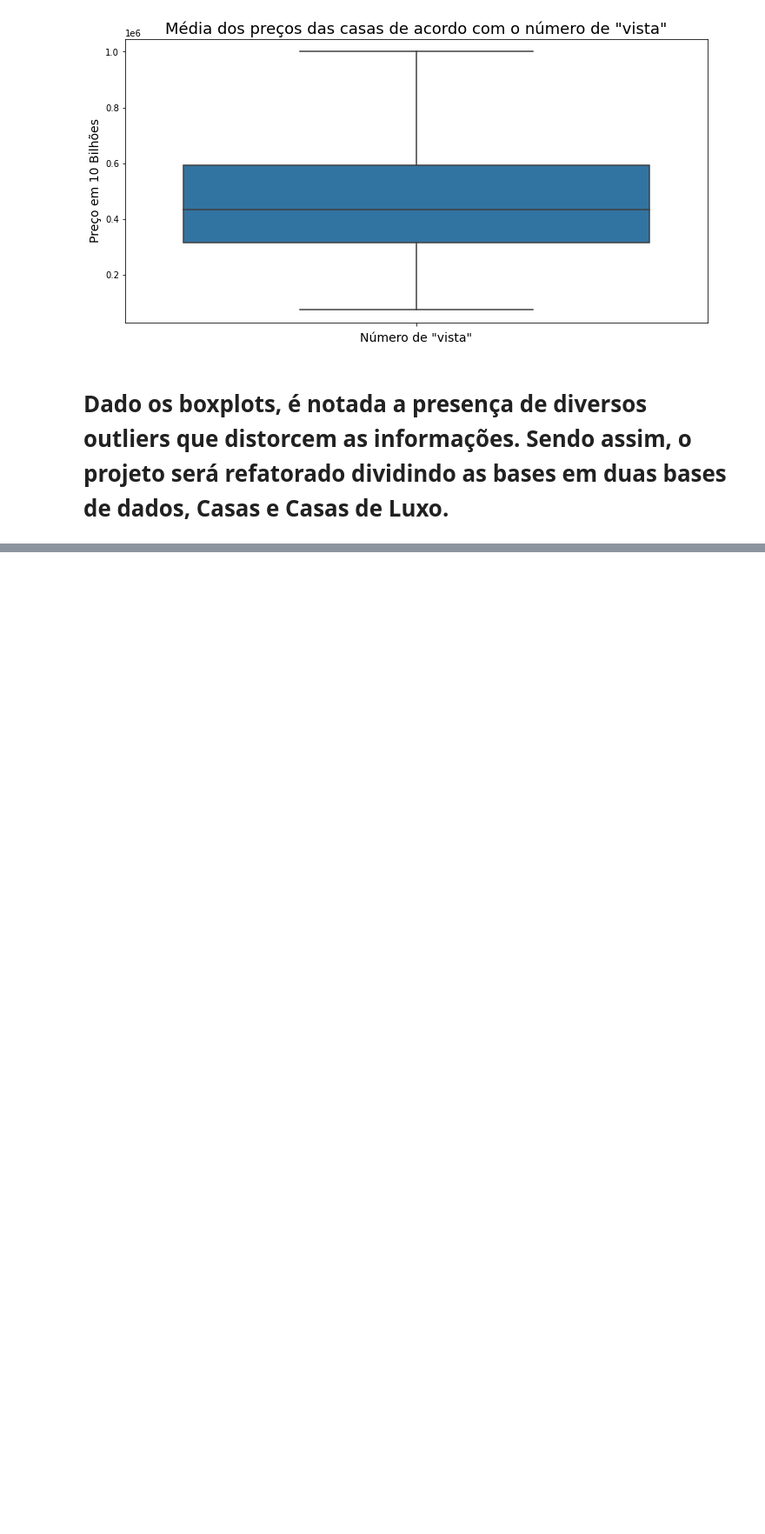
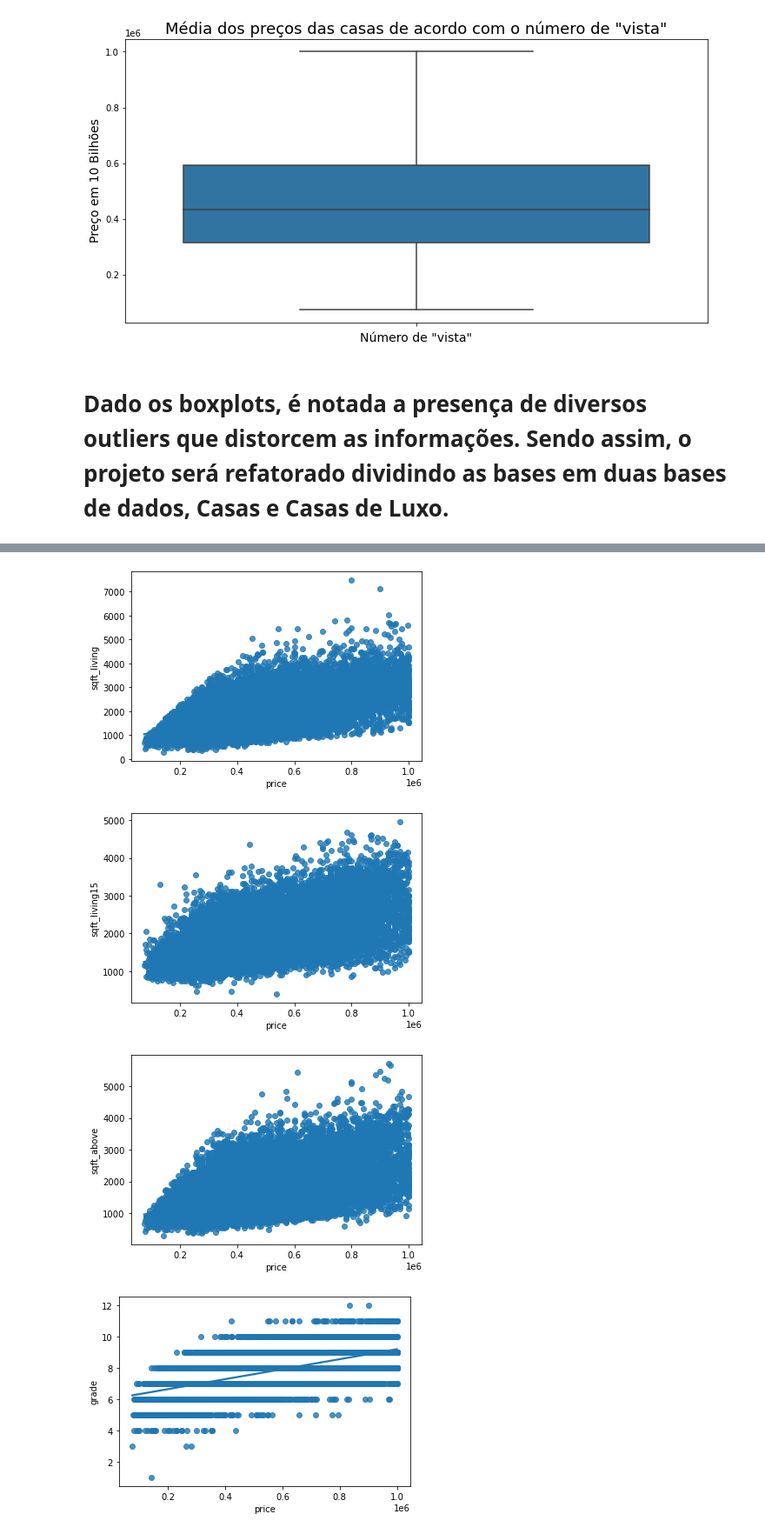
Before and after one commit to Ronan-Castro/KingCounty_House, a Jupyter notebook: Execução/Insights_Terceira_Parte_ML.ipynb, the cells around one changed output, grey strips where cells are left out. Shown: that part at 87% size. Cells and saved outputs as stored; diff of their text form; code cells hidden in the pictures; blank space fills up the shorter version.

```diff
--- a/Execução/Insights_Terceira_Parte_ML.ipynb
+++ b/Execução/Insights_Terceira_Parte_ML.ipynb
@@ -526,0 +135,10 @@ top_20
+# %%
+cols_names = ["sqft_living", "sqft_living15", "sqft_above", "grade", "bathrooms", "sqft_lot15", "sqft_lot"]
+for name in cols_names:
+    sns.regplot(x=DataFrame["price"], y=DataFrame[name])
+    plt.show()
+# %% [output]
+[figure, added]
+[figure, added]
+[figure, added]
+[figure, added]
```
Also changed, not shown: parts of 89 cells of this notebook, 1 other file.
